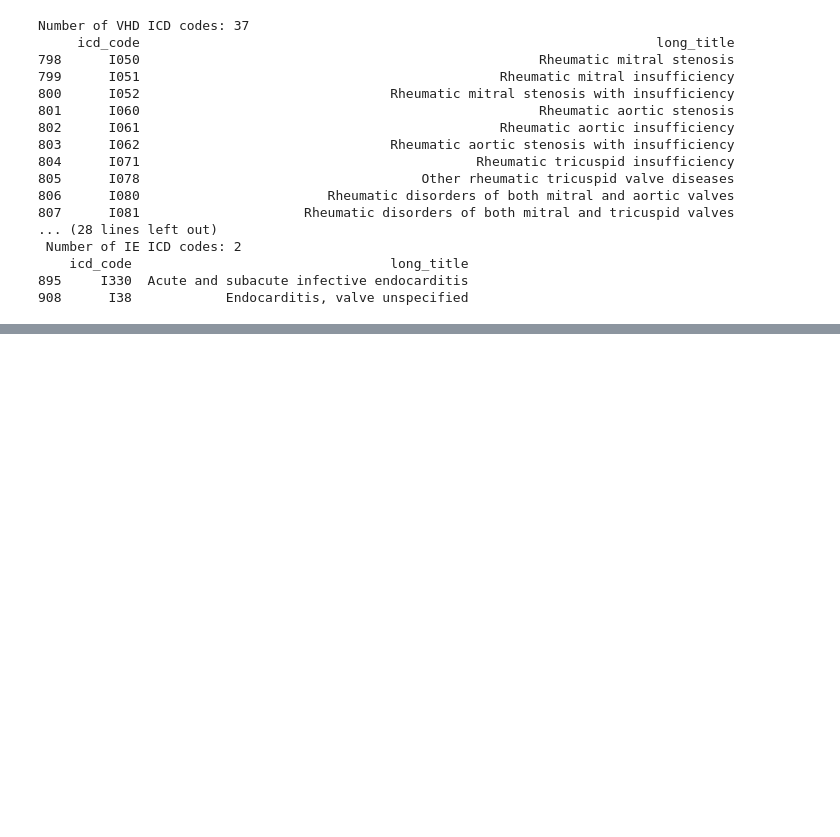
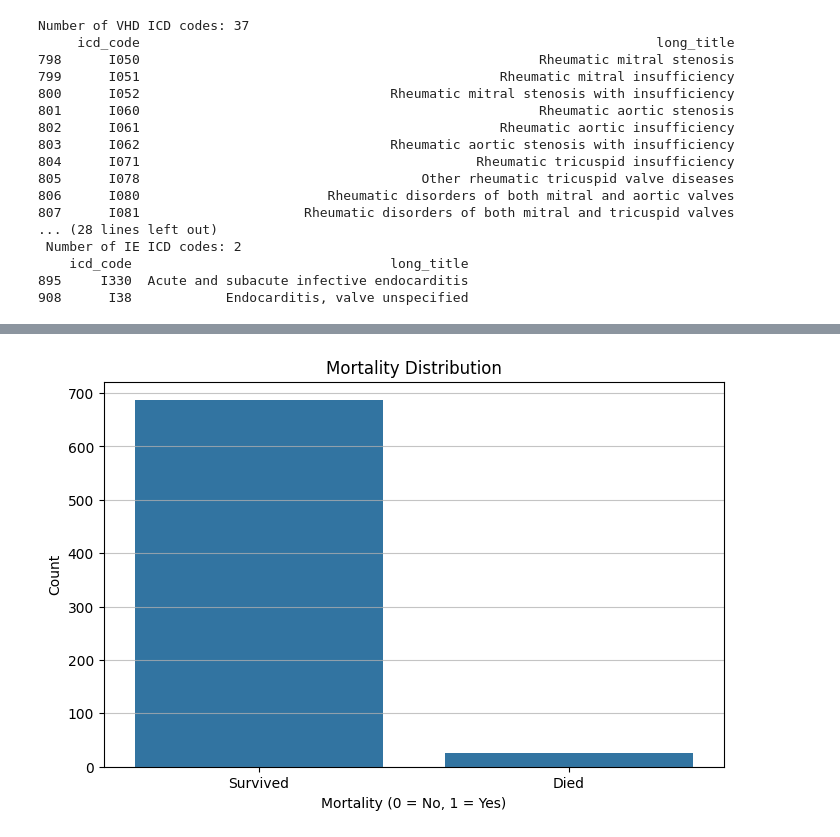
Before and after one commit to lejhindary/MedStar-G5, a Jupyter notebook: MedStarG5.ipynb, the cells around one changed output, grey strips where cells are left out. Saved outputs shown, nothing was run; the diff lists cells and outputs as text; code cells hidden in the pictures; blank space fills up the shorter version.

```diff
--- a/MedStarG5.ipynb
+++ b/MedStarG5.ipynb
@@ -9,4 +18,6 @@ from google.colab import drive
 drive.mount('/content/drive')
 data_folder = "/content/drive/MyDrive/Group 5: Dereck Kaale/MIMIC-IV-ExtCardiacDiseases/Dataset"
 os.listdir(data_folder)
+mimic_folder = "/content/drive/MyDrive/Group 5: Dereck Kaale/mimiciv/3.1/"
+os.listdir(mimic_folder)
 # %% [output]
@@ -91,0 +447,12 @@ Number of VHD ICD codes: 37
+# %%
+# Mortality Distribution
+plt.figure(figsize=(8, 5))
+sns.countplot(x='mortality', data=merged_df)
+plt.title('Mortality Distribution')
+plt.xlabel('Mortality (0 = No, 1 = Yes)')
+plt.ylabel('Count')
+plt.xticks([0, 1], ['Survived', 'Died'])
+plt.grid(axis='y', alpha=0.75)
+plt.show()
+# %% [output]
+[figure, added]
```
Also changed, not shown: parts of 35 cells of this notebook.
